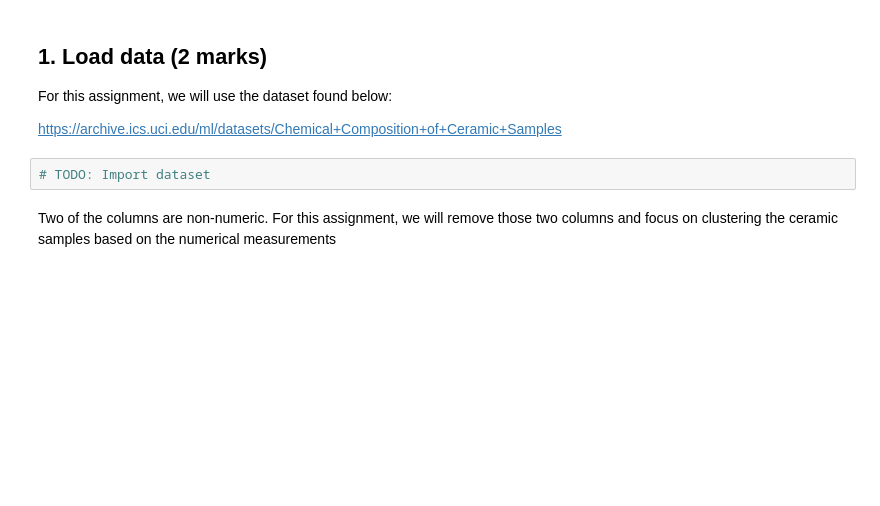
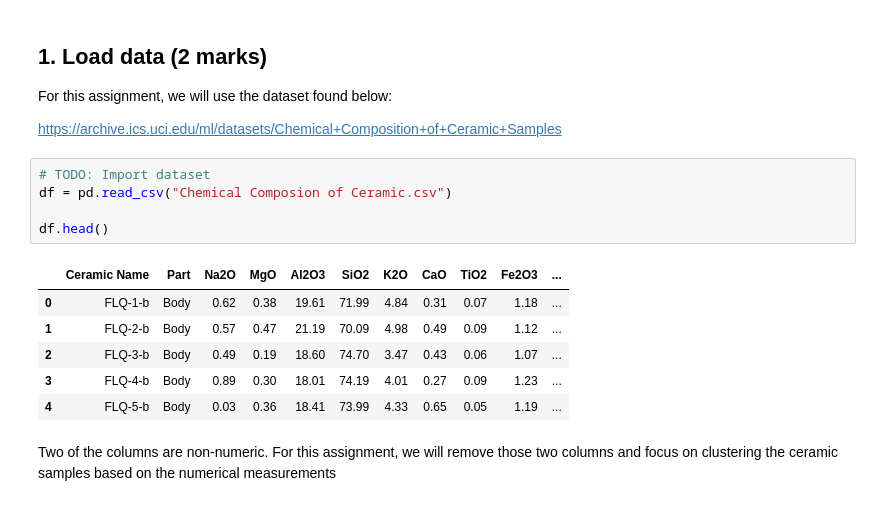
Before and after one commit to mileuc/ensf-611-lab3, a Jupyter notebook: Lab3-2.ipynb, the cells around one changed output. Cells and saved outputs as stored; diff of their text form; blank space fills up the shorter version.

```diff
--- a/Lab3-2.ipynb
+++ b/Lab3-2.ipynb
@@ -46,8 +44,18 @@ SyntaxError: non-default argument follows default argument (<ipython-input-1-2f5
 For this assignment, we will use the dataset found below:
 
 https://archive.ics.uci.edu/ml/datasets/Chemical+Composition+of+Ceramic+Samples
-# %%
-# TODO: Import dataset
+# %%
+# TODO: Import dataset
+df = pd.read_csv("Chemical Composion of Ceramic.csv")
+
+df.head()
+# %% [output]
+|  | Ceramic Name | Part | Na2O | MgO | Al2O3 | SiO2 | K2O | CaO | TiO2 | Fe2O3 | ... |
+| 0 | FLQ-1-b | Body | 0.62 | 0.38 | 19.61 | 71.99 | 4.84 | 0.31 | 0.07 | 1.18 | ... |
+| 1 | FLQ-2-b | Body | 0.57 | 0.47 | 21.19 | 70.09 | 4.98 | 0.49 | 0.09 | 1.12 | ... |
+| 2 | FLQ-3-b | Body | 0.49 | 0.19 | 18.60 | 74.70 | 3.47 | 0.43 | 0.06 | 1.07 | ... |
+| 3 | FLQ-4-b | Body | 0.89 | 0.30 | 18.01 | 74.19 | 4.01 | 0.27 | 0.09 | 1.23 | ... |
+| 4 | FLQ-5-b | Body | 0.03 | 0.36 | 18.41 | 73.99 | 4.33 | 0.65 | 0.05 | 1.19 | ... |
 # %% [markdown]
 Two of the columns are non-numeric. For this assignment, we will remove those two columns and focus on clustering the ceramic samples based on the numerical measurements
 # %%
```
Also changed, not shown: parts of 16 cells of this notebook, 2 other files.
